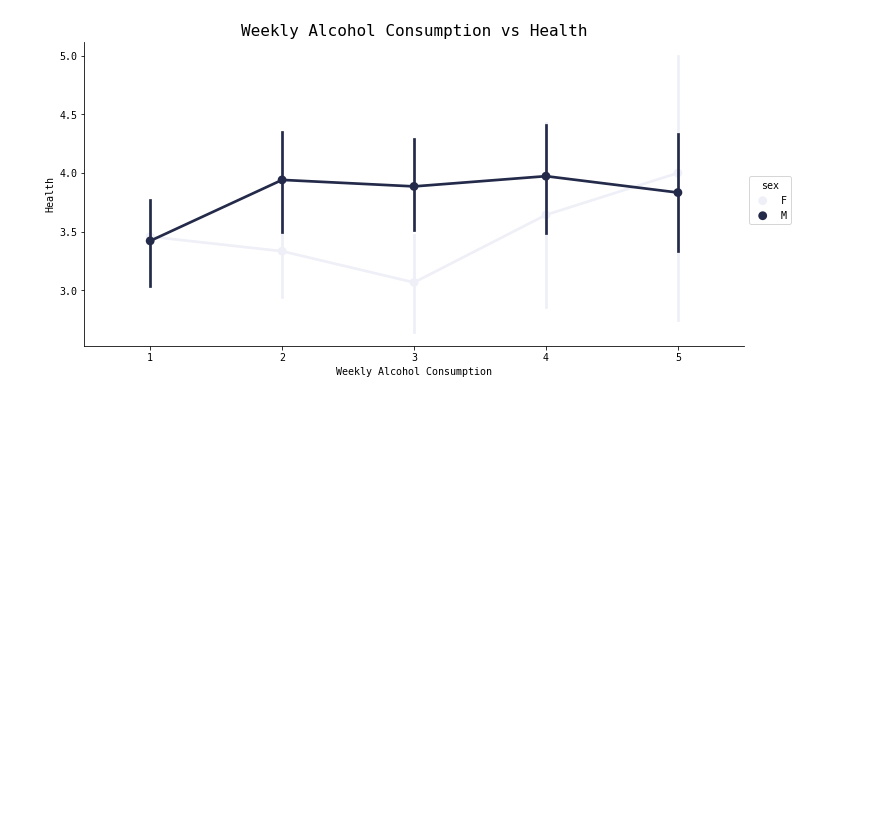
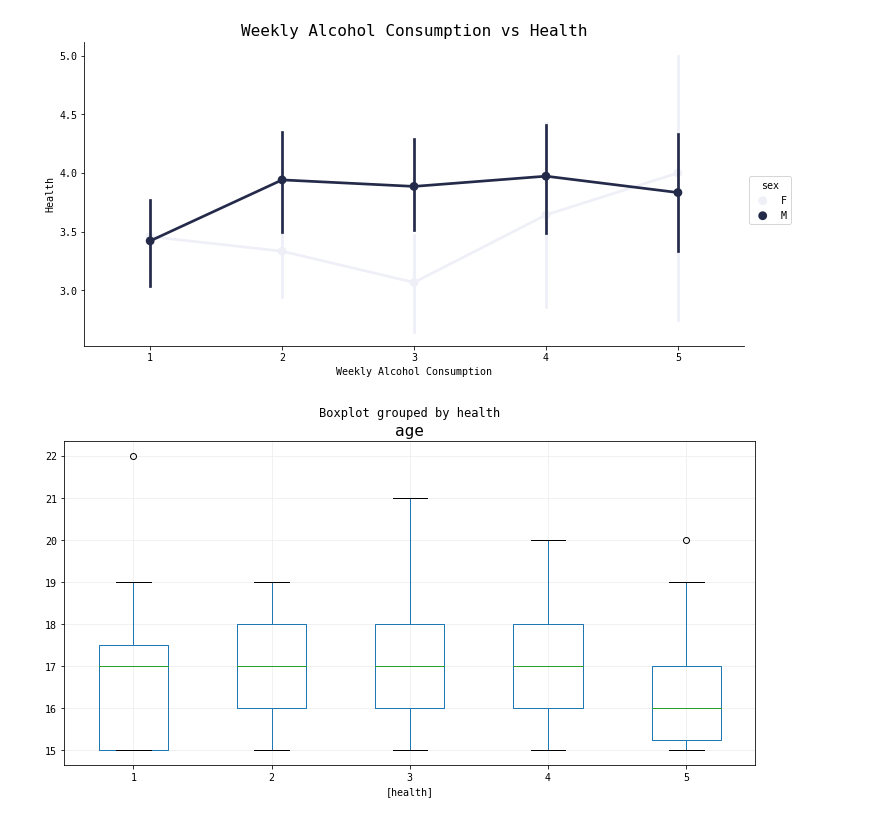
Before and after one commit to qu4ku/datasets-analysis, a Jupyter notebook: 007-student-alcohol-consumption.ipynb, the cells around one changed output. Saved outputs shown, nothing was run; the diff lists cells and outputs as text; code cells hidden in the pictures; blank space fills up the shorter version.

```diff
--- a/007-student-alcohol-consumption.ipynb
+++ b/007-student-alcohol-consumption.ipynb
@@ -277,3 +277,7 @@ plot.set(xlabel='Weekly Alcohol Consumption',
         title='Weekly Alcohol Consumption vs Health');
 # %% [output]
 [figure]
+# %%
+df[['age', 'health']].boxplot(by='health');
+# %% [output]
+[figure, added]
```
Also changed, not shown: parts of 1 cell of this notebook.
